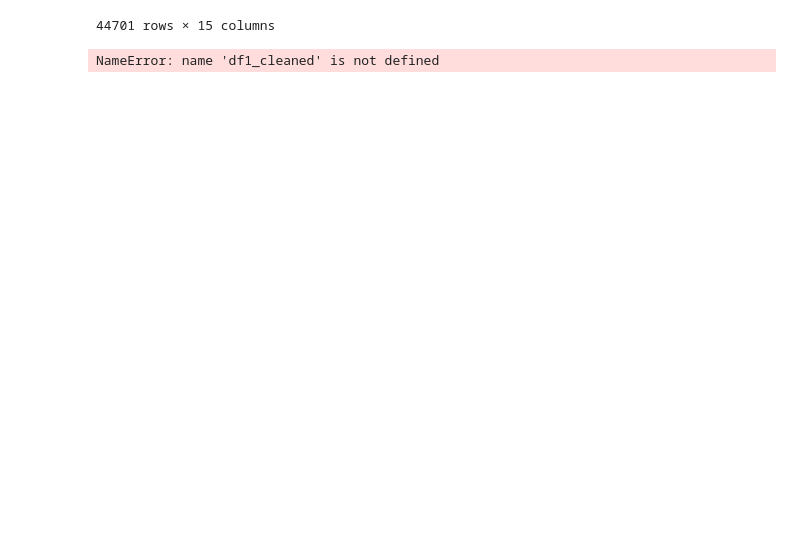
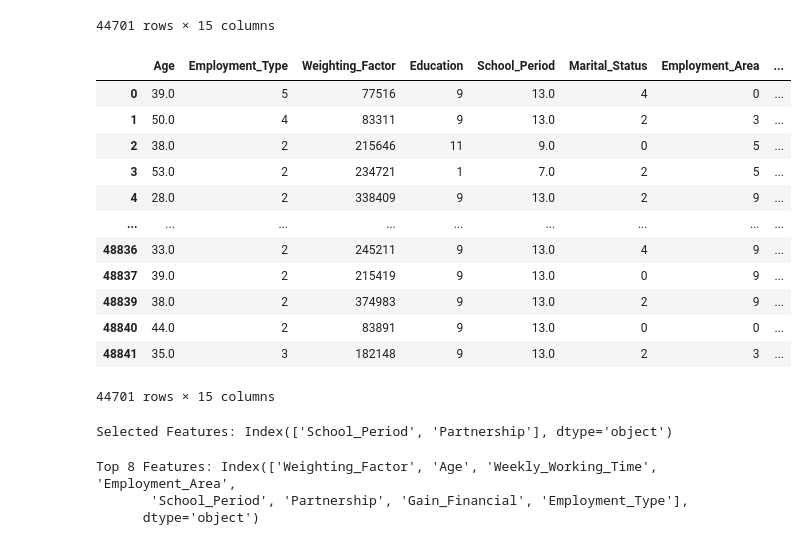
Before and after one commit to Inupa6677/Income-prediction-using-adult-data, a Jupyter notebook: ML Coursework 2024.ipynb, the cells around one changed output. Saved outputs shown, nothing was run; the diff lists cells and outputs as text; code cells hidden in the pictures; blank space fills up the shorter version.

```diff
--- a/ML Coursework 2024.ipynb
+++ b/ML Coursework 2024.ipynb
@@ -112,0 +117,2 @@ None
+# %%
+df1 = df1.drop_duplicates()
@@ -630,8 +640,49 @@ df1
 | 48840 | 44.0 | Private | 83891 | Bachelors | 13.0 | Divorced | Adm-clerical | ... |
 | 48841 | 35.0 | Self-emp-inc | 182148 | Bachelors | 13.0 | Married-civ-spouse | Exec-managerial | ... |
 44701 rows × 15 columns
+# %%
+# Replace values in the 'Income' column
+df1['Income'].replace({' <=50K.': ' <=50K', ' >50K.': ' >50K'}, inplace=True)
 # %%
 # in a country maximum limit of working for normal time + overtime is maximum 90 hours. Apart from that i think rest are outliers
+# %%
+from sklearn.preprocessing import LabelEncoder
+
+# Assuming df1 is your DataFrame containing categorical features
+categorical_columns = ['Marital_Status', 'Employment_Area','Employment_Type', 'Education', 'Partnership', 'Ethnicity', 'Gender', 'Birth_Country', 'Income']  # Specify the names of categorical columns
+
+# Initialize LabelEncoder
+label_encoder = LabelEncoder()
+
+# Iterate over each categorical column and encode its values
+for col in categorical_columns:
+    df1[col] = label_encoder.fit_transform(df1[col])
+# %%
+df1
+# %% [output]
+|  | Age | Employment_Type | Weighting_Factor | Education | School_Period | Marital_Status | Employment_Area | ... |
+| 0 | 39.0 | 5 | 77516 | 9 | 13.0 | 4 | 0 | ... |
+| 1 | 50.0 | 4 | 83311 | 9 | 13.0 | 2 | 3 | ... |
+| 2 | 38.0 | 2 | 215646 | 11 | 9.0 | 0 | 5 | ... |
+| 3 | 53.0 | 2 | 234721 | 1 | 7.0 | 2 | 5 | ... |
+| 4 | 28.0 | 2 | 338409 | 9 | 13.0 | 2 | 9 | ... |
+| ... | ... | ... | ... | ... | ... | ... | ... | ... |
+| 48836 | 33.0 | 2 | 245211 | 9 | 13.0 | 4 | 9 | ... |
+| 48837 | 39.0 | 2 | 215419 | 9 | 13.0 | 0 | 9 | ... |
+| 48839 | 38.0 | 2 | 374983 | 9 | 13.0 | 2 | 9 | ... |
+| 48840 | 44.0 | 2 | 83891 | 9 | 13.0 | 0 | 0 | ... |
+| 48841 | 35.0 | 3 | 182148 | 9 | 13.0 | 2 | 3 | ... |
+44701 rows × 15 columns
 # %%
+from sklearn.feature_selection import SelectKBest, f_classif
+
+# Select top k features based on ANOVA F-value
+k_best = SelectKBest(score_func=f_classif, k=2)
+X_selected = k_best.fit_transform(df1.drop(columns=['Income']), df1['Income'])
+
+# Print indices of selected features
+selected_indices = k_best.get_support(indices=True)
+selected_features = df1.columns[selected_indices]
+print("Selected Features:", selected_features)
 # %% [output]
-NameError: name 'df1_cleaned' is not defined
+Selected Features: Index(['School_Period', 'Partnership'], dtype='object')
@@ -641,14 +689,9 @@ df_for_train
 # %%
-from sklearn.preprocessing import LabelEncoder
-
-# Create a LabelEncoder object
-label_encoder = LabelEncoder()
-
-# Iterate through each column in the DataFrame
-for column in df_for_train.columns:
-    # Check if the column is of object type (categorical)
-    if df_for_train[column].dtype == 'object':
-        # Fit label encoder and transform values on the column
-        df_for_train[column] = label_encoder.fit_transform(df_for_train[column])
-
-df_for_train
+top_n = 8  # Select top 5 features
+top_features_indices = feature_importances.argsort()[-top_n:][::-1]
+top_features = df1.columns[top_features_indices]
+print("Top", top_n, "Features:", top_features)
+# %% [output]
+Top 8 Features: Index(['Weighting_Factor', 'Age', 'Weekly_Working_Time', 'Employment_Area',
+       'School_Period', 'Partnership', 'Gain_Financial', 'Employment_Type'],
+      dtype='object')
```
Also changed, not shown: parts of 6 cells of this notebook, 1 other file.
